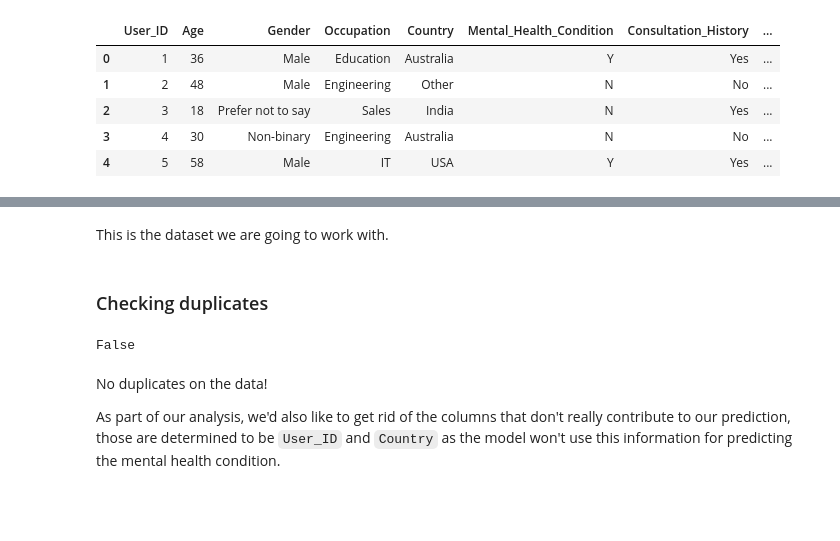
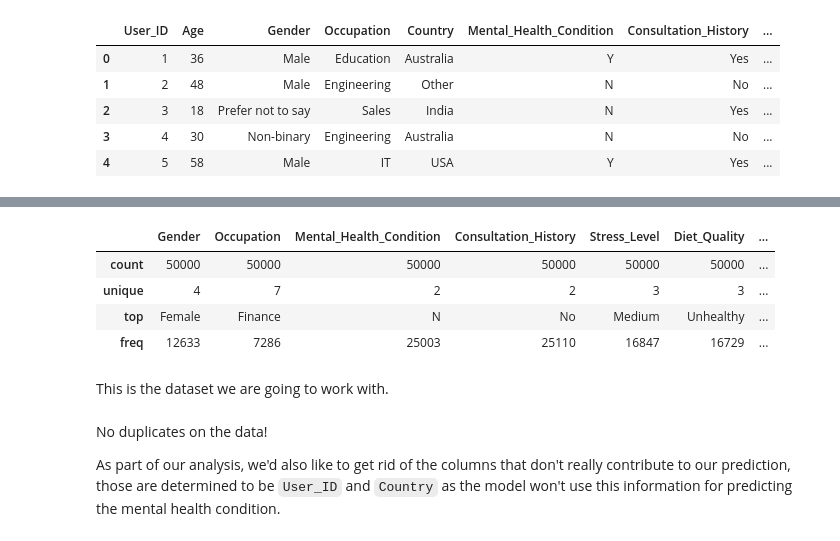
Before and after one commit to DanielMelo46/Machine_Learning-_Term_Project, a Jupyter notebook: Term Project/project.ipynb, the cells around one changed output, grey strips where cells are left out. Saved outputs shown, nothing was run; the diff lists cells and outputs as text; code cells hidden in the pictures; blank space fills up the shorter version.

```diff
--- a/Term Project/project.ipynb
+++ b/Term Project/project.ipynb
@@ -146,11 +149,13 @@ df.describe(include='all')
+# %%
+df.describe(exclude='number')
+# %% [output]
+|  | Gender | Occupation | Mental_Health_Condition | Consultation_History | Stress_Level | Diet_Quality | ... |
+| count | 50000 | 50000 | 50000 | 50000 | 50000 | 50000 | ... |
+| unique | 4 | 7 | 2 | 2 | 3 | 3 | ... |
+| top | Female | Finance | N | No | Medium | Unhealthy | ... |
+| freq | 12633 | 7286 | 25003 | 25110 | 16847 | 16729 | ... |
 # %% [markdown]
 This is the dataset we are going to work with.
-# %% [markdown]
-### Checking duplicates
-# %%
-any(df.duplicated())
-# %% [output]
-False
 # %% [markdown]
 No duplicates on the data!
 
```
Also changed, not shown: parts of 9 cells of this notebook.
